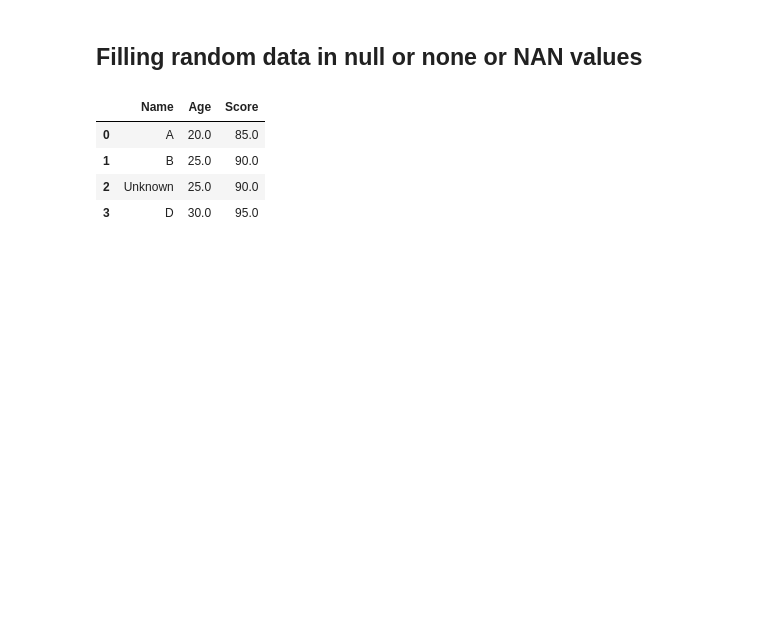
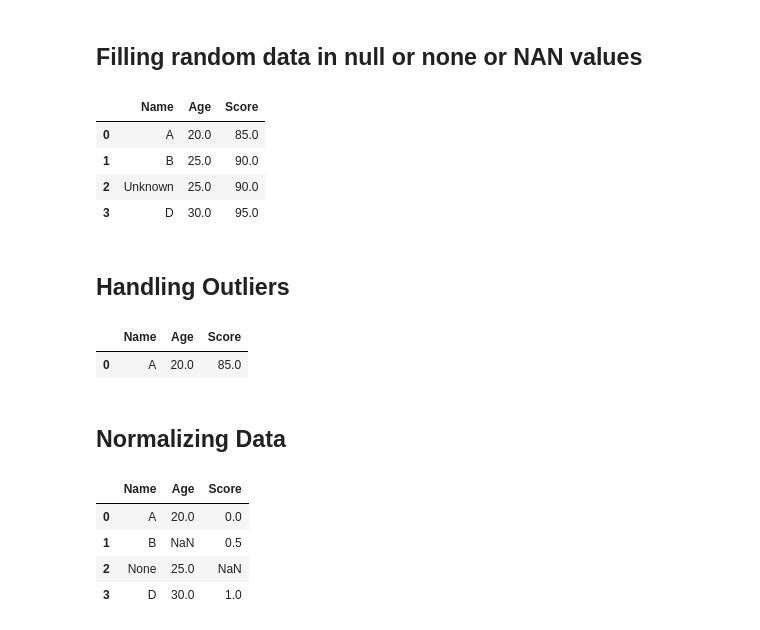
Before and after one commit to Neeschal1/Pandas, a Jupyter notebook: More_Stuffs.ipynb, the cells around one changed output. Drawn from its saved outputs; the diff is of its cells as text; code cells hidden in the pictures; blank space fills up the shorter version.

Commit message:
Normalization and Outliers

```diff
--- a/More_Stuffs.ipynb
+++ b/More_Stuffs.ipynb
@@ -44,3 +45,21 @@ df.fillna({"Name":"Unknown", "Age":df["Age"].mean(), "Score":df["Score"].mean()}
 | 1 | B | 25.0 | 90.0 |
 | 2 | Unknown | 25.0 | 90.0 |
 | 3 | D | 30.0 | 95.0 |
+# %% [markdown]
+## Handling Outliers
+# %%
+df[df["Score"] < 90]
+# %% [output]
+|  | Name | Age | Score |
+| 0 | A | 20.0 | 85.0 |
+# %% [markdown]
+## Normalizing Data
+# %%
+df["Score"] = (df["Score"] - df["Score"].min()) / (df["Score"].max() - df["Score"].min())
+df
+# %% [output]
+|  | Name | Age | Score |
+| 0 | A | 20.0 | 0.0 |
+| 1 | B | NaN | 0.5 |
+| 2 | None | 25.0 | NaN |
+| 3 | D | 30.0 | 1.0 |
```
Also changed, not shown: parts of 1 cell of this notebook.
